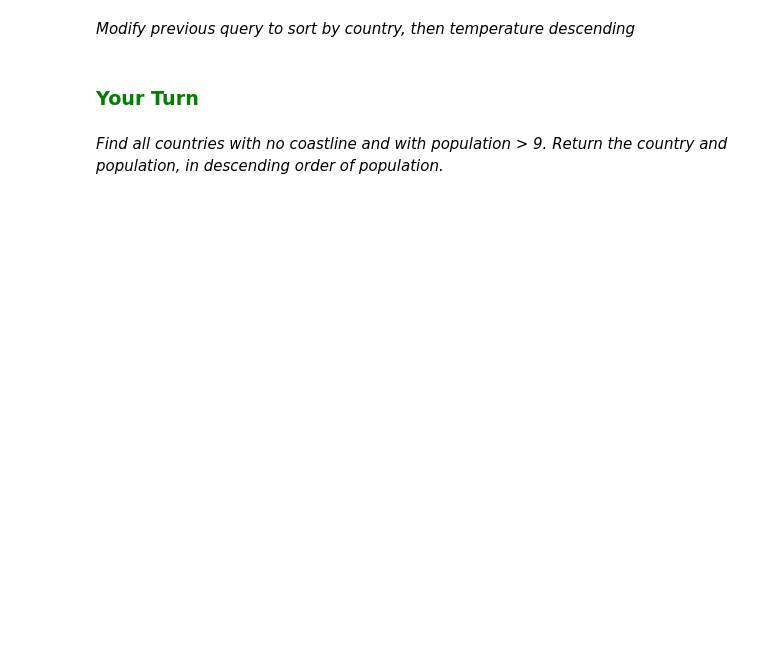
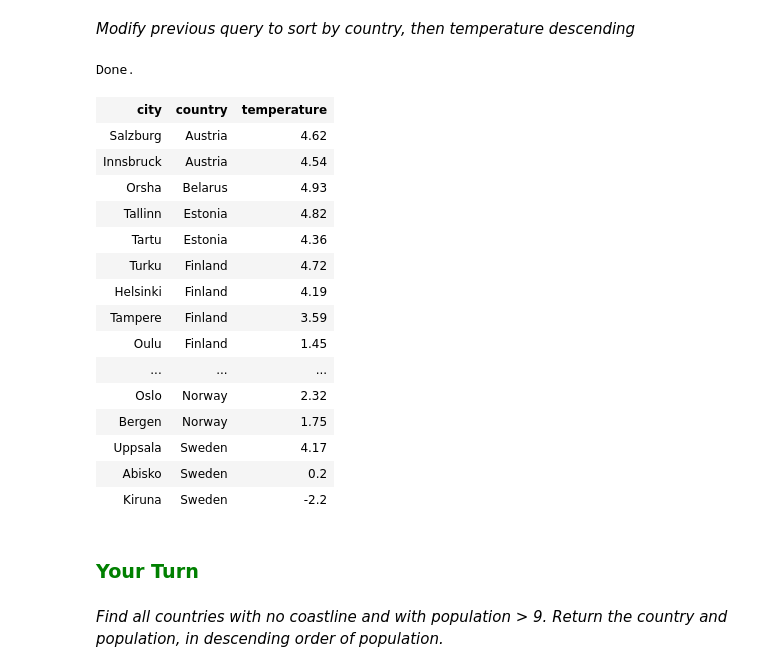
Before and after one commit to eloyekunle/widom_sql, a Jupyter notebook: SQLBasic.ipynb, the cells around one changed output. Drawn from its saved outputs; the diff is of its cells as text; code cells hidden in the pictures; blank space fills up the shorter version.

```diff
--- a/SQLBasic.ipynb
+++ b/SQLBasic.ipynb
@@ -65,5 +148,28 @@ where temperature > -5 and temperature < 5
 # %% [markdown]
 *Modify previous query to sort by country, then temperature descending*
+# %%
+%%sql
+select city, country, temperature
+from Cities
+where temperature > -5 and temperature < 5 order by country, temperature desc
+# %% [output]
+Done.
+| city | country | temperature |
+| Salzburg | Austria | 4.62 |
+| Innsbruck | Austria | 4.54 |
+| Orsha | Belarus | 4.93 |
+| Tallinn | Estonia | 4.82 |
+| Tartu | Estonia | 4.36 |
+| Turku | Finland | 4.72 |
+| Helsinki | Finland | 4.19 |
+| Tampere | Finland | 3.59 |
+| Oulu | Finland | 1.45 |
+| ... | ... | ... |
+| Oslo | Norway | 2.32 |
+| Bergen | Norway | 1.75 |
+| Uppsala | Sweden | 4.17 |
+| Abisko | Sweden | 0.2 |
+| Kiruna | Sweden | -2.2 |
 # %% [markdown]
 ### <font color = 'green'>Your Turn</font>
 # %% [markdown]
```
Also changed, not shown: parts of 57 cells of this notebook, 1 other file.
